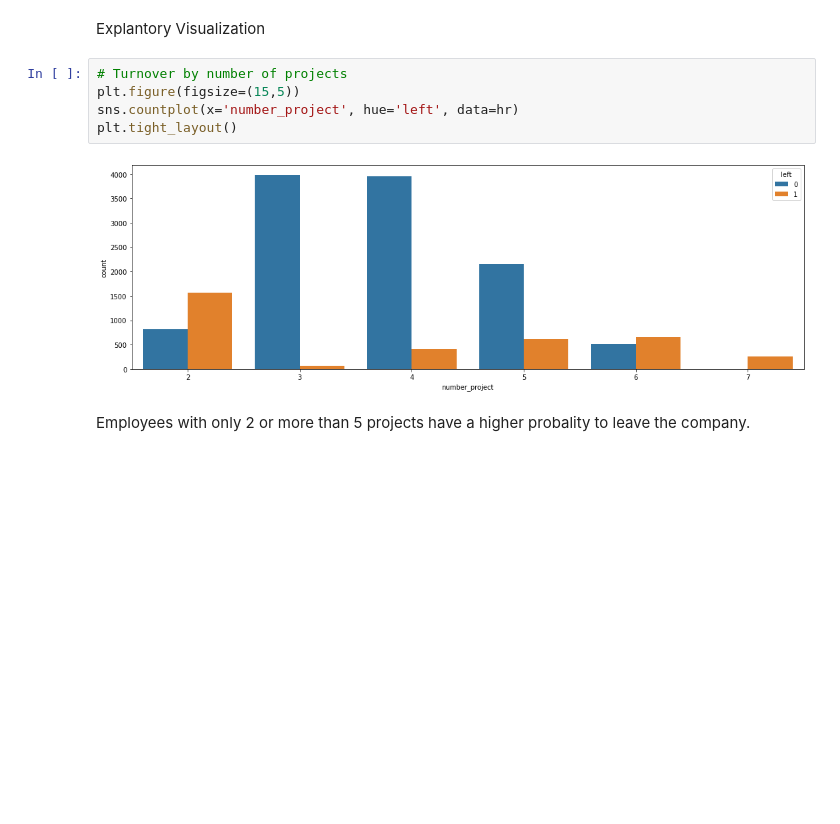
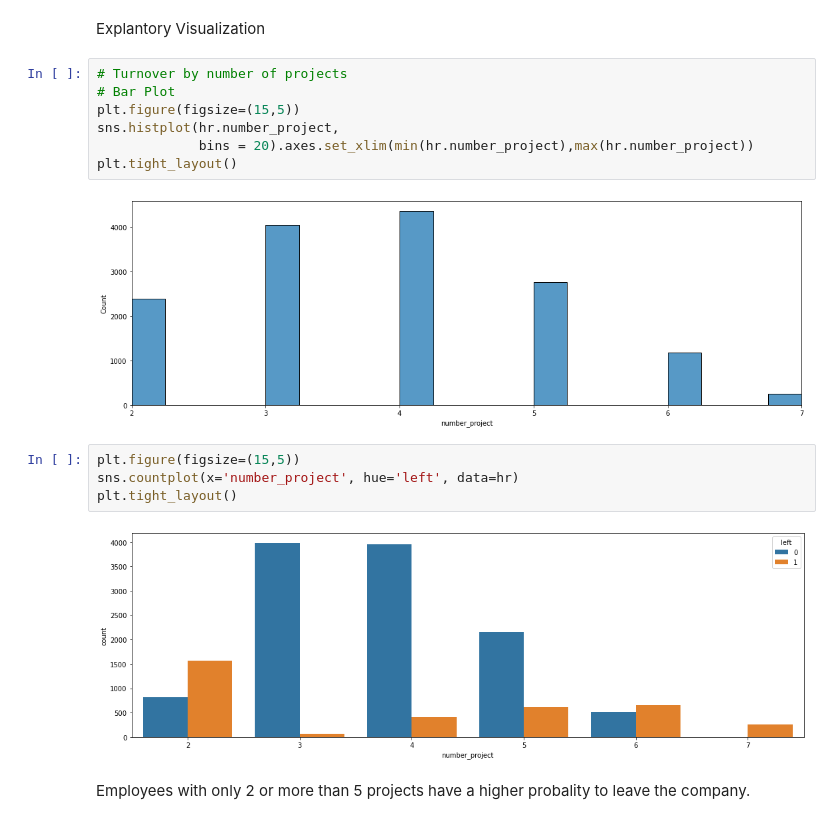
Before and after one commit to susanliubc/HR-Turnover-Analysis, a Jupyter notebook: Turnover.ipynb, the cells around one changed output. Drawn from its saved outputs; the diff is of its cells as text; blank space fills up the shorter version.

```diff
--- a/Turnover.ipynb
+++ b/Turnover.ipynb
@@ -134,8 +135,16 @@ average_monthly_hours has moderate positive correlation with last_evaluation 0.3
 left has moderate negative correlation with satisfaction_level -0.39
 # %% [markdown]
 Explantory Visualization
+# %%
+# Turnover by number of projects
+# Bar Plot
+plt.figure(figsize=(15,5))
+sns.histplot(hr.number_project,
+             bins = 20).axes.set_xlim(min(hr.number_project),max(hr.number_project))
+plt.tight_layout()
+# %% [output]
+[figure, added]
 # %%
-# Turnover by number of projects
 plt.figure(figsize=(15,5))
 sns.countplot(x='number_project', hue='left', data=hr)
 plt.tight_layout()
```
Also changed, not shown: parts of 35 cells of this notebook.
